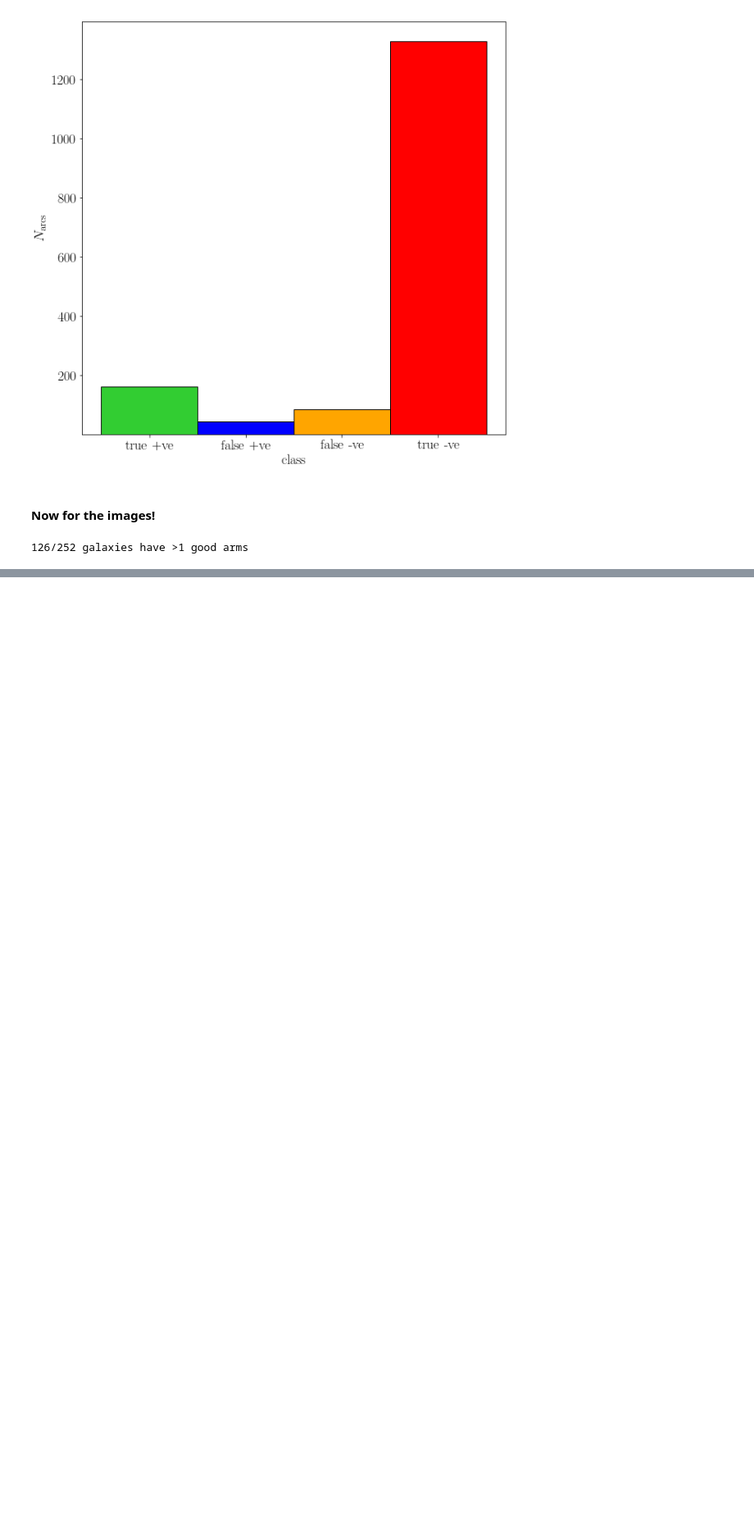
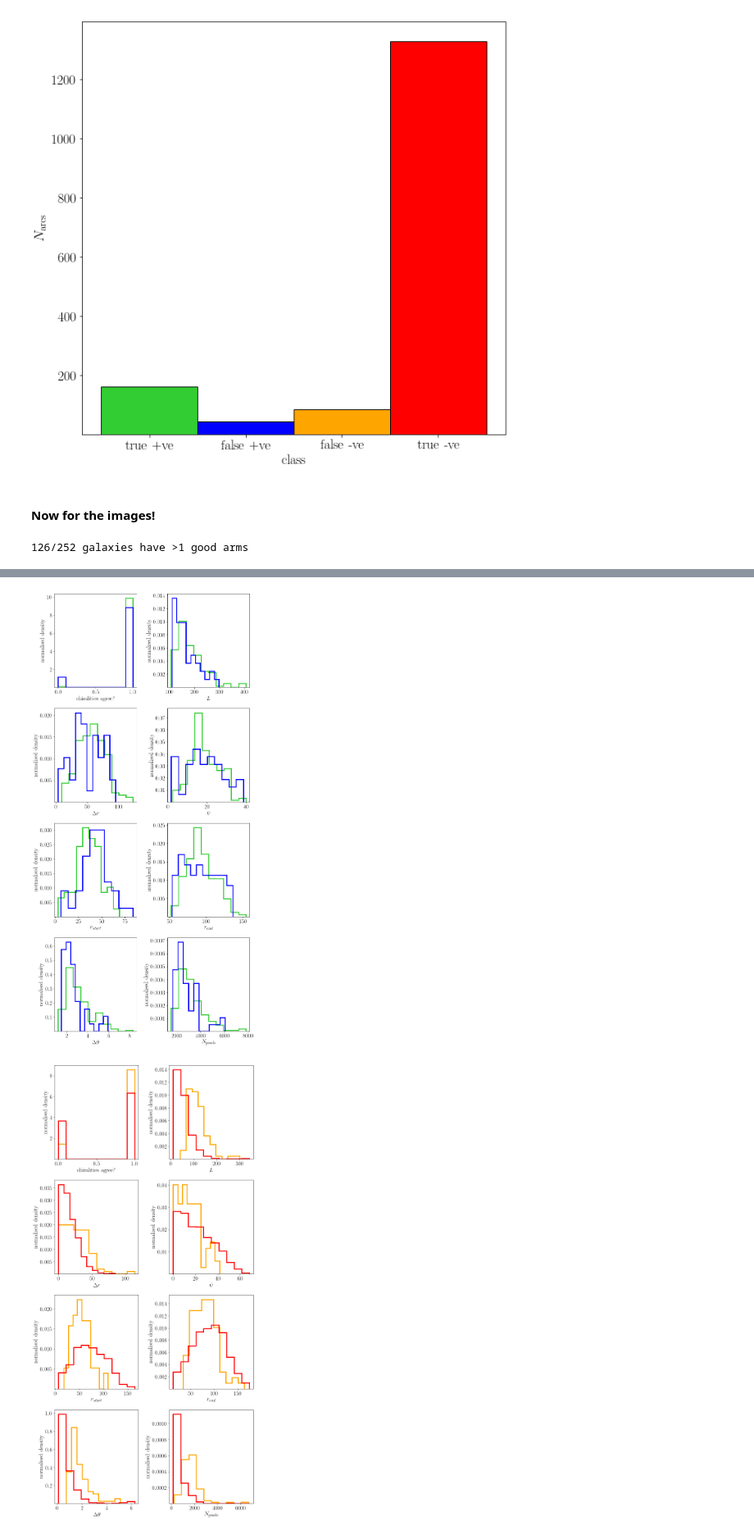
Before and after one commit to RossHart/sparcfire, a Jupyter notebook: panoptes_project/spiral_spotter_runthrough.ipynb, the cells around one changed output, grey strips where cells are left out. Shown at 82% size. Drawn from its saved outputs; the diff is of its cells as text; code cells hidden in the pictures; blank space fills up the shorter version.

```diff
--- a/panoptes_project/spiral_spotter_runthrough.ipynb
+++ b/panoptes_project/spiral_spotter_runthrough.ipynb
@@ -550,0 +504,51 @@ ax.semilogx()
+# %%
+'''
+from corner import corner
+
+model_colors = ('limegreen','b','orange','r')
+
+#fig = plt.figure(figsize=(20,20))
+fig = None
+
+for ml in range(4):
+    ml_ok = arc_table_spotted['model_labels'] == ml+1
+    color = model_colors[ml]
+    X = np.array([arc_table_spotted[ml_ok][l] for l in arc_params_less]).T
+    X = X.astype(np.float64)
+    fig = corner(X,fig=fig,color=color,plot_contours=False)
+
+'''
+# %%
+model_colors = ('limegreen','b','orange','r')
+
+fig, axarr = plt.subplots(4,2,figsize=(10,20))
+axarr = axarr.ravel()
+
+for a, arc_param in enumerate(arc_params):
+    ax = axarr[a]
+    for ml in [0,1]:
+        xlabel = xlabel_list[a]
+        color = model_colors[ml]
+        ax = arc_histogram(ax,arc_table_spotted,None,arc_param,'model_labels',
+                           p=ml+1,p_type='truth',
+                           xlabel=xlabel,color=color,reference=False)
+
+fig.tight_layout()
+
+fig, axarr = plt.subplots(4,2,figsize=(10,20))
+axarr = axarr.ravel()
+
+for a, arc_param in enumerate(arc_params):
+    ax = axarr[a]
+    for ml in [2,3]:
+        xlabel = xlabel_list[a]
+        color = model_colors[ml]
+        ax = arc_histogram(ax,arc_table_spotted,None,arc_param,'model_labels',
+                           p=ml+1,p_type='truth',
+                           xlabel=xlabel,color=color,reference=False)
+
+fig.tight_layout()
+#_ = ax.legend(bbox_to_anchor=(1.8,0.5),loc='center')
+# %% [output]
+[figure, added]
+[figure, added]
```
Also changed, not shown: parts of 11 cells of this notebook.
